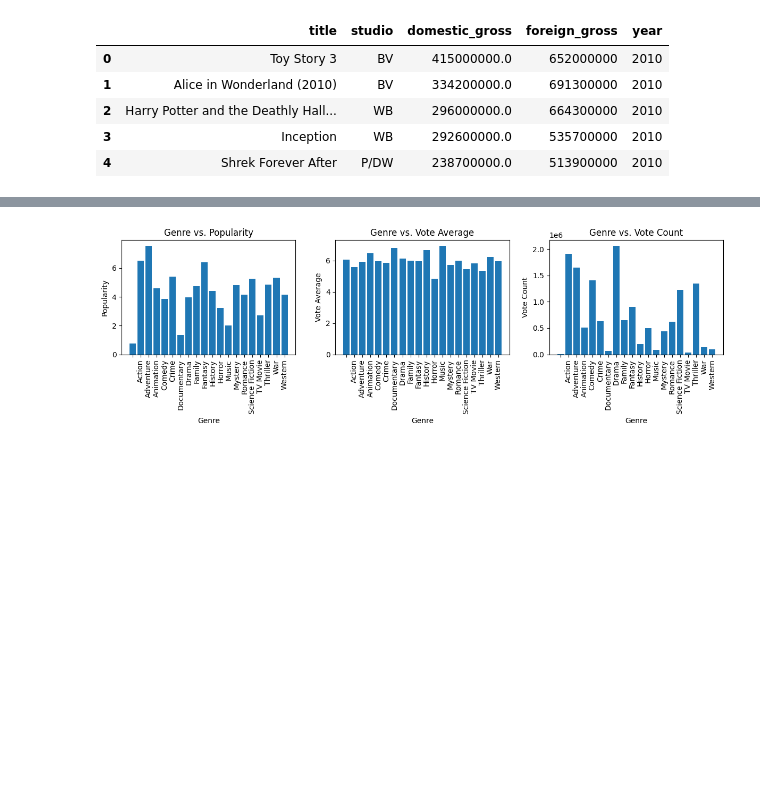
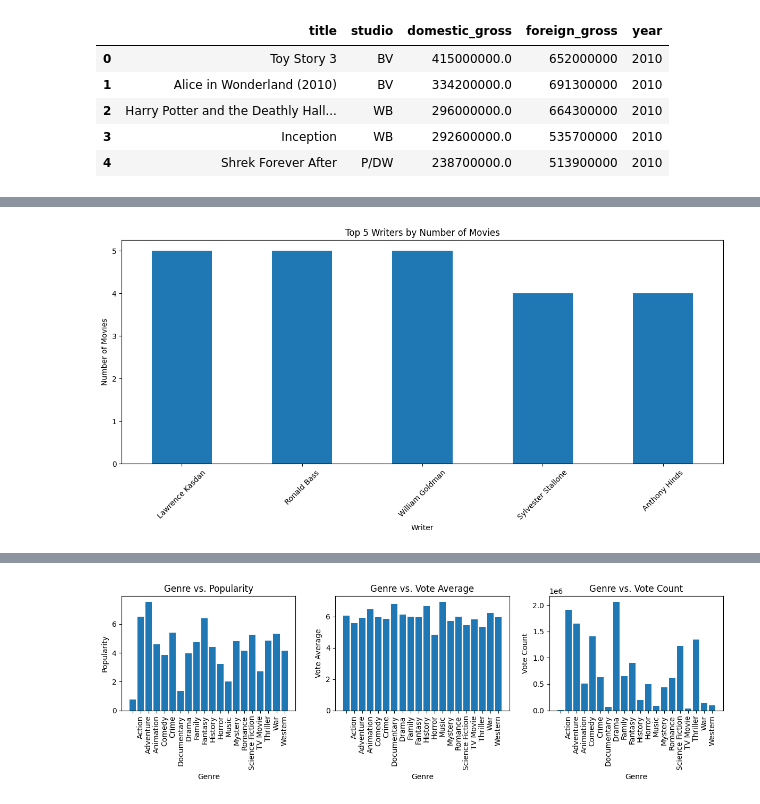
Before and after one commit to Omballa/movie_analysis, a Jupyter notebook: main.ipynb, the cells around one changed output, grey strips where cells are left out. Drawn from its saved outputs; the diff is of its cells as text; code cells hidden in the pictures; blank space fills up the shorter version.

```diff
--- a/main.ipynb
+++ b/main.ipynb
@@ -262,0 +267,26 @@ memory usage: 146.4+ KB
+# %%
+# Split the 'writer' column into a list of writers
+movie_info['writer'] = movie_info['writer'].str.split('|')
+
+# Create a list of all writers
+all_writers = [writer for writers in movie_info['writer'] if isinstance(writers, list) for writer in writers]
+
+# Create a Series to count the occurrences of each writer
+writer_counts = pd.Series(all_writers).value_counts()
+
+# Select the top 5 writers
+top_5_writers = writer_counts.head(5)
+
+# Plot the graph
+plt.figure(figsize=(12, 6))
+top_5_writers.plot(kind='bar', legend=False)
+plt.xlabel('Writer')
+plt.ylabel('Number of Movies')
+plt.title('Top 5 Writers by Number of Movies')
+plt.xticks(rotation=45)
+plt.tight_layout()
+
+# Show the plot
+plt.show()
+# %% [output]
+[figure, added]
```
Also changed, not shown: parts of 4 cells of this notebook, 11 other files.
